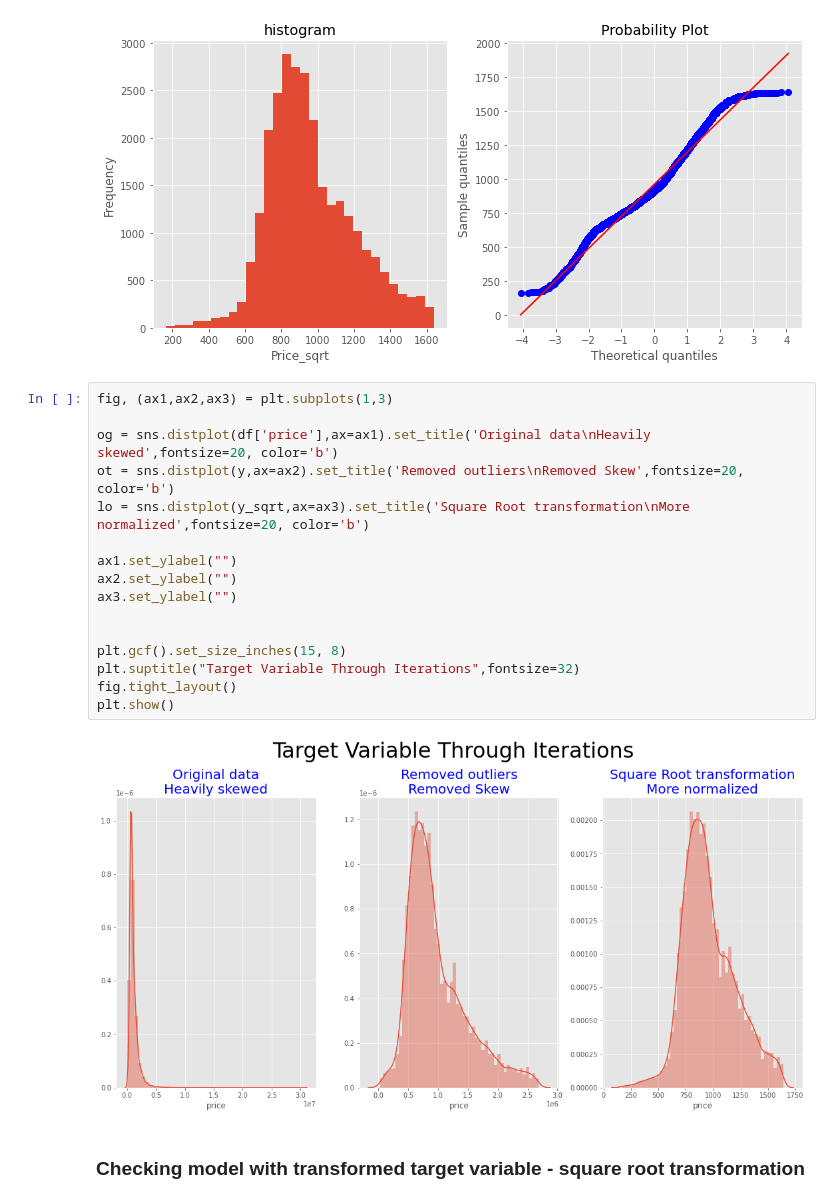
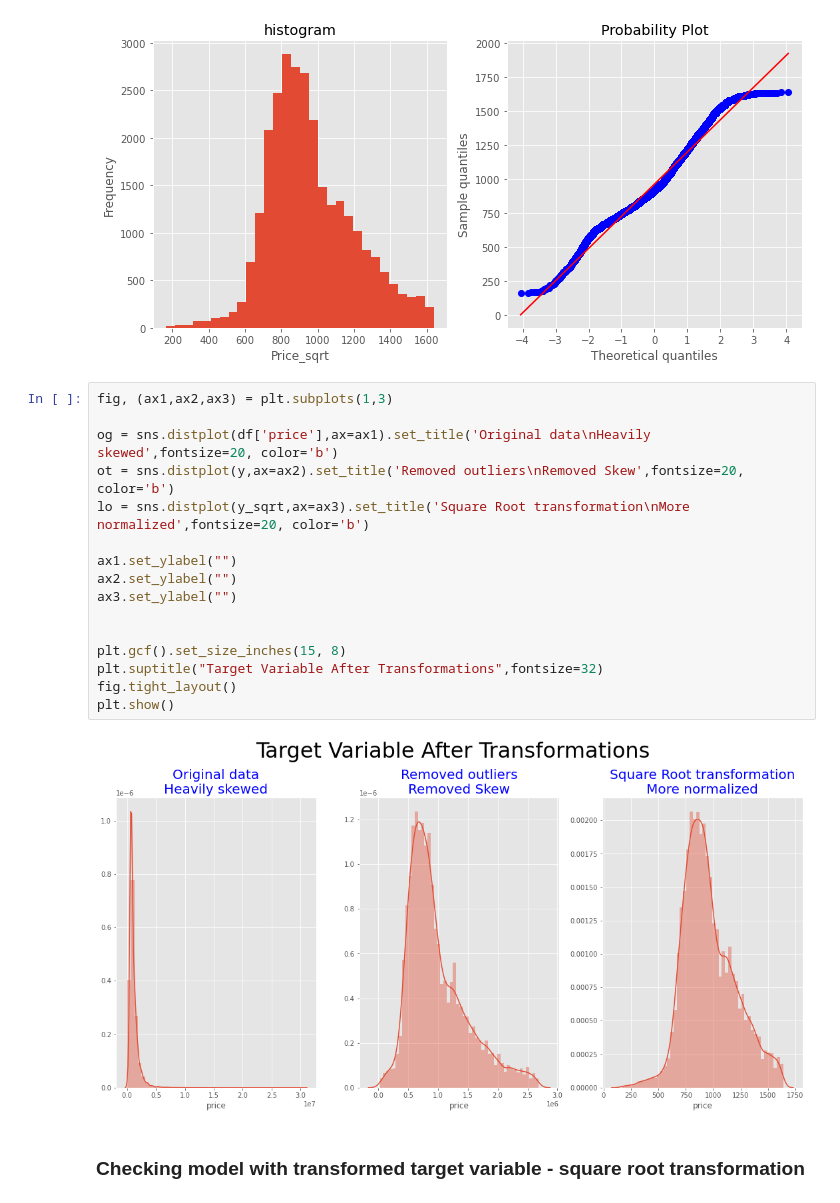
Before and after one commit to andrewkoji/Housing_Linear_Model_Project, a Jupyter notebook: final_notebook.ipynb, the cells around one changed output. Cells and saved outputs as stored; diff of their text form.

```diff
--- a/final_notebook.ipynb
+++ b/final_notebook.ipynb
@@ -1006,21 +1018,21 @@ plt.show()
 # %%
 fig, (ax1,ax2,ax3) = plt.subplots(1,3)
 
 og = sns.distplot(df['price'],ax=ax1).set_title('Original data\nHeavily skewed',fontsize=20, color='b')
 ot = sns.distplot(y,ax=ax2).set_title('Removed outliers\nRemoved Skew',fontsize=20, color='b')
 lo = sns.distplot(y_sqrt,ax=ax3).set_title('Square Root transformation\nMore normalized',fontsize=20, color='b')
 
 ax1.set_ylabel("")
 ax2.set_ylabel("")
 ax3.set_ylabel("")
 
 
 plt.gcf().set_size_inches(15, 8)
-plt.suptitle("Target Variable Through Iterations",fontsize=32)
+plt.suptitle("Target Variable After Transformations",fontsize=32)
 fig.tight_layout()
 plt.show()
 # %% [output]
-[figure, old version]
+[figure, new version]
 # %% [markdown]
 ### Checking model with transformed target variable - square root transformation
 # %%
```
Also changed, not shown: parts of 17 cells of this notebook, 16 other files.
